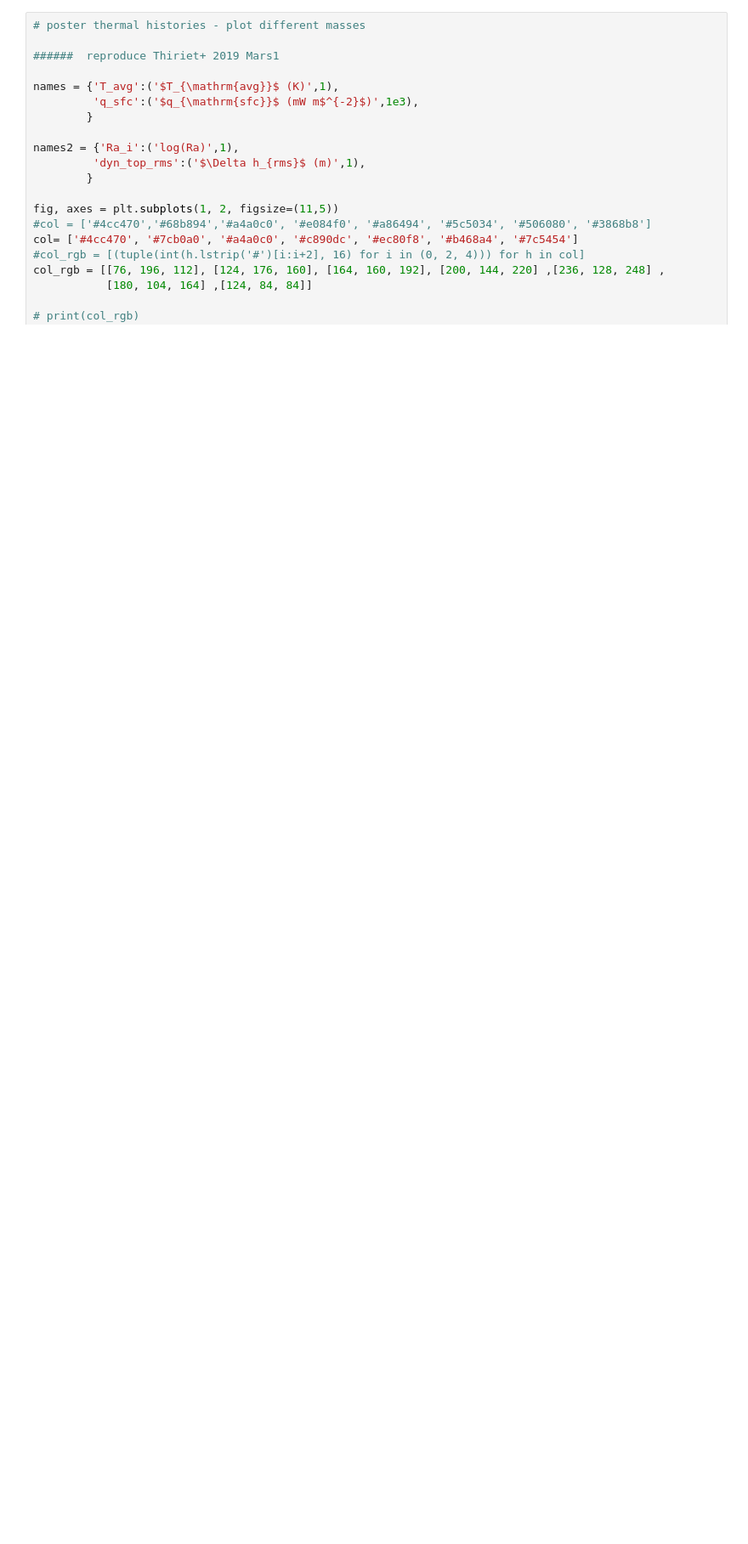
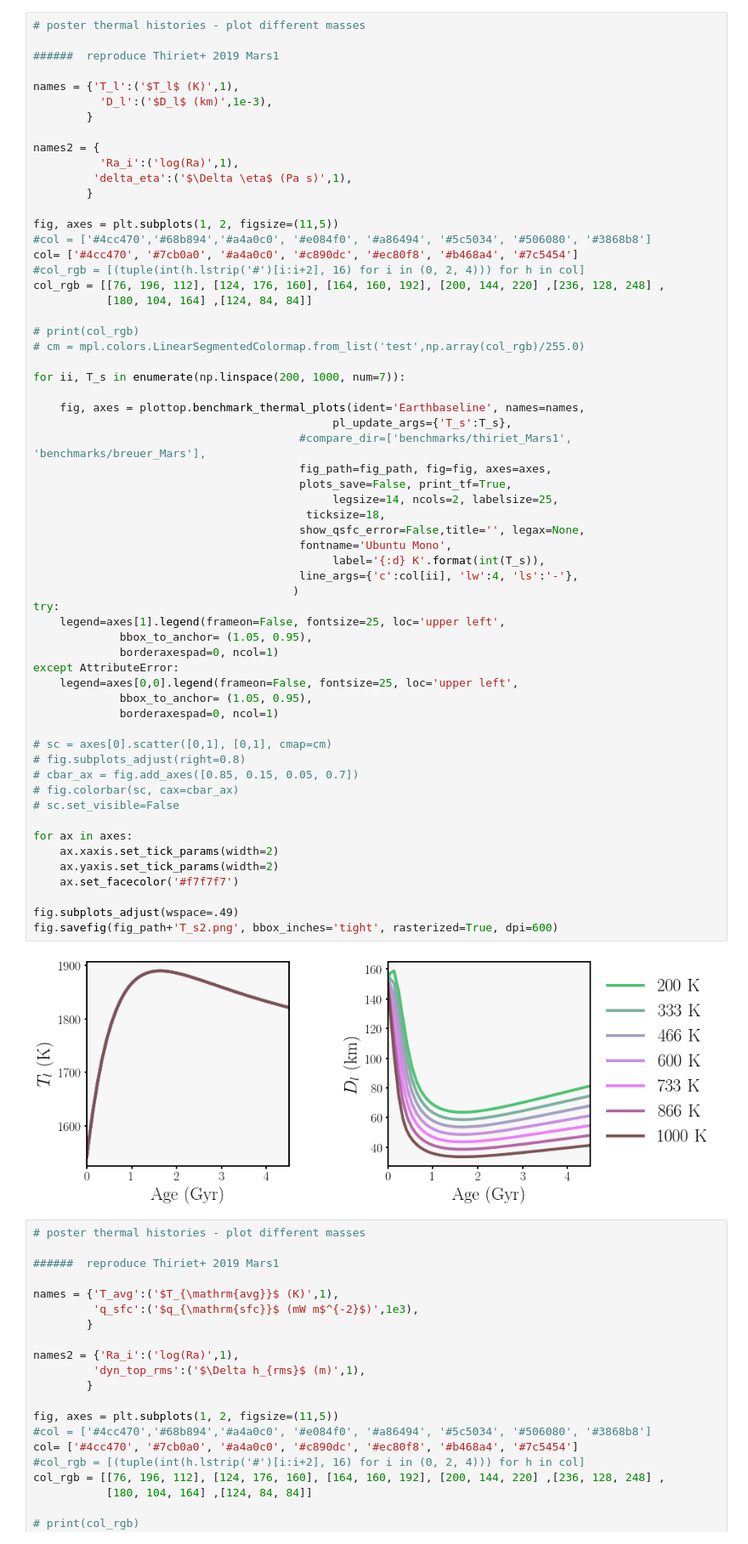
Before and after one commit to clairesworld/exo-top, a Jupyter notebook: plot_thist.ipynb, the cells around one changed output. Shown at 85% size. Cells and saved outputs as stored; diff of their text form; blank space fills up the shorter version.

```diff
--- a/plot_thist.ipynb
+++ b/plot_thist.ipynb
@@ -22,6 +23,68 @@ fig_path = 'figs/' # laptop#
 goodfig_path = 'latex/report-firstyr/figs/'
 
 mpl.rcParams['axes.linewidth'] = 2 #set the value globally - for poster
+# %%
+# poster thermal histories - plot different masses
+
+######  reproduce Thiriet+ 2019 Mars1
+
+names = {'T_l':('$T_l$ (K)',1),
+          'D_l':('$D_l$ (km)',1e-3),
+        }
+
+names2 = {
+          'Ra_i':('log(Ra)',1),
+         'delta_eta':('$\Delta \eta$ (Pa s)',1),
+        }
+
+fig, axes = plt.subplots(1, 2, figsize=(11,5))
+#col = ['#4cc470','#68b894','#a4a0c0', '#e084f0', '#a86494', '#5c5034', '#506080', '#3868b8']
+col= ['#4cc470', '#7cb0a0', '#a4a0c0', '#c890dc', '#ec80f8', '#b468a4', '#7c5454']
+#col_rgb = [(tuple(int(h.lstrip('#')[i:i+2], 16) for i in (0, 2, 4))) for h in col]
+col_rgb = [[76, 196, 112], [124, 176, 160], [164, 160, 192], [200, 144, 220] ,[236, 128, 248] ,
+           [180, 104, 164] ,[124, 84, 84]]
+
+# print(col_rgb)
+# cm = mpl.colors.LinearSegmentedColormap.from_list('test',np.array(col_rgb)/255.0)
+
+for ii, T_s in enumerate(np.linspace(200, 1000, num=7)):
+
+    fig, axes = plottop.benchmark_thermal_plots(ident='Earthbaseline', names=names,
+                                             pl_update_args={'T_s':T_s},
+                                        #compare_dir=['benchmarks/thiriet_Mars1', 'benchmarks/breuer_Mars'],
+                                        fig_path=fig_path, fig=fig, axes=axes,
+                                        plots_save=False, print_tf=True,
+                                             legsize=14, ncols=2, labelsize=25,
+                                         ticksize=18,
+                                        show_qsfc_error=False,title='', legax=None,
+                                        fontname='Ubuntu Mono',
+                                             label='{:d} K'.format(int(T_s)),
+                                        line_args={'c':col[ii], 'lw':4, 'ls':'-'},
+                                       )
+try:
+    legend=axes[1].legend(frameon=False, fontsize=25, loc='upper left',
+             bbox_to_anchor= (1.05, 0.95),
+             borderaxespad=0, ncol=1)
+except AttributeError:
+    legend=axes[0,0].legend(frameon=False, fontsize=25, loc='upper left',
+             bbox_to_anchor= (1.05, 0.95),
+             borderaxespad=0, ncol=1)
+
+# sc = axes[0].scatter([0,1], [0,1], cmap=cm)
+# fig.subplots_adjust(right=0.8)
+# cbar_ax = fig.add_axes([0.85, 0.15, 0.05, 0.7])
+# fig.colorbar(sc, cax=cbar_ax)
+# sc.set_visible=False
+
+for ax in axes:
+    ax.xaxis.set_tick_params(width=2)
+    ax.yaxis.set_tick_params(width=2)
+    ax.set_facecolor('#f7f7f7')
+
+fig.subplots_adjust(wspace=.49)
+fig.savefig(fig_path+'T_s2.png', bbox_inches='tight', rasterized=True, dpi=600)
+# %% [output]
+[figure, added]
 # %%
 # poster thermal histories - plot different masses
 
```
Also changed, not shown: parts of 1 cell of this notebook, 13 other files.
